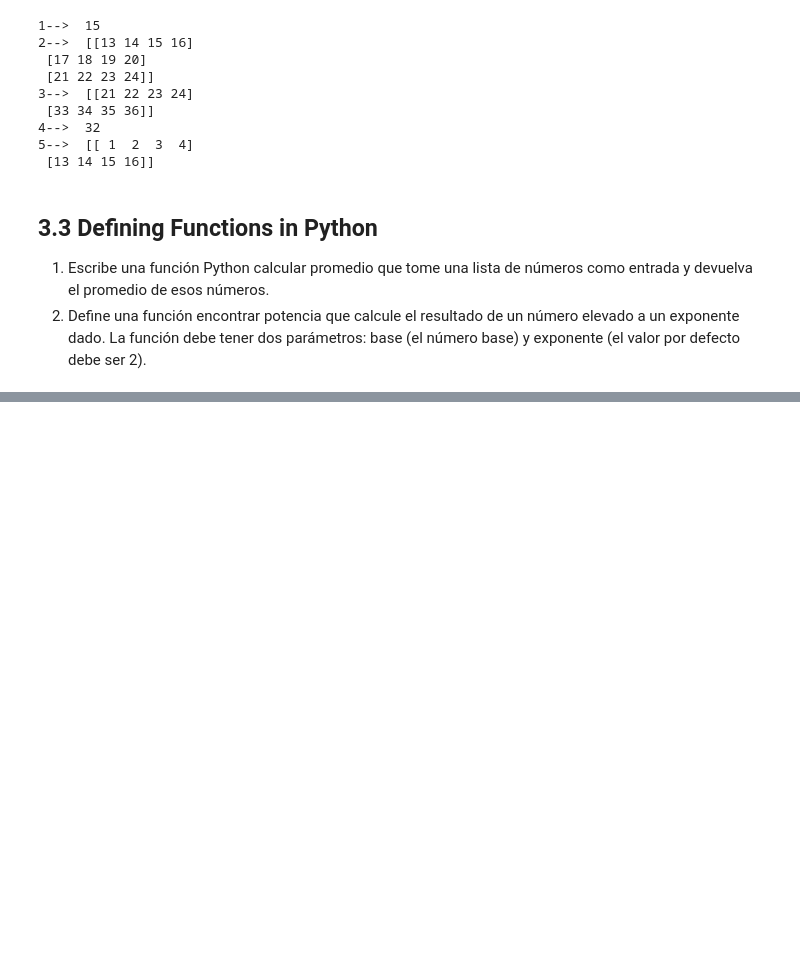
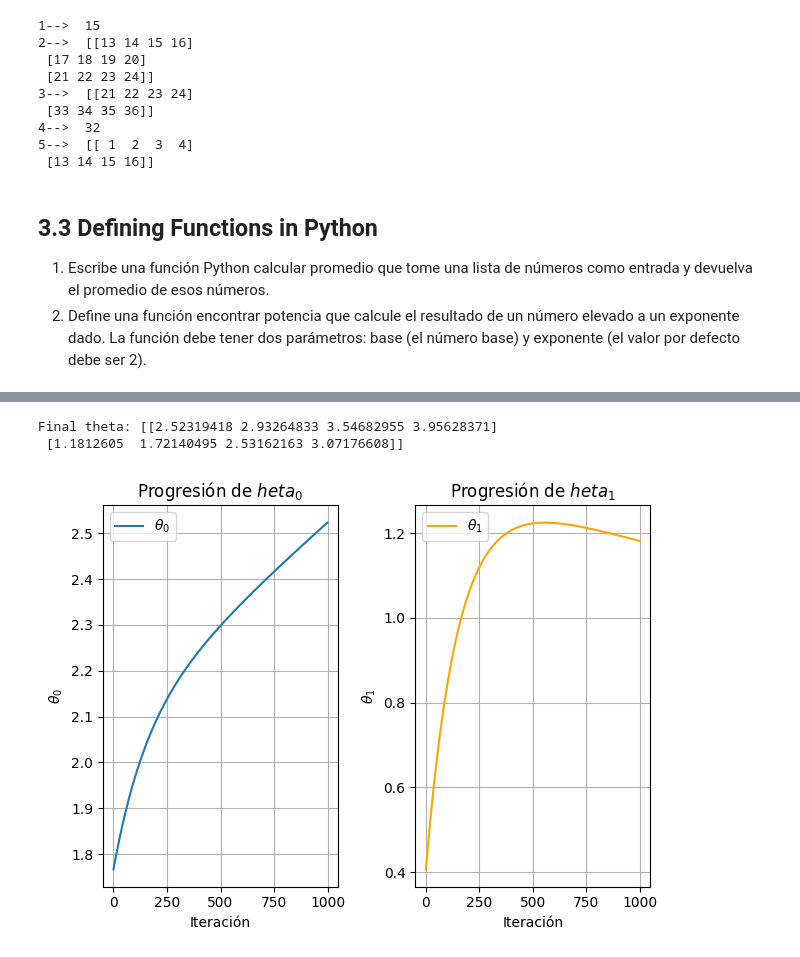
Before and after one commit to undelapaz-rnap-2025I/ejercicios-y-ejemplos-con-numpy-ElWilly9, a Jupyter notebook: rnap_2024_II_exercises_and_examples_numpy.ipynb, the cells around one changed output, grey strips where cells are left out. Saved outputs shown, nothing was run; the diff lists cells and outputs as text; code cells hidden in the pictures; blank space fills up the shorter version.

```diff
--- a/rnap_2024_II_exercises_and_examples_numpy.ipynb
+++ b/rnap_2024_II_exercises_and_examples_numpy.ipynb
@@ -528,0 +558,49 @@ número base) y exponente (el valor por defecto debe ser 2).
+# %%
+# Generate some sample data
+np.random.seed(0)
+X = [1,2,3,4,5]
+y = [6,8,11,13]
+# Nota: y tiene solo 4 elementos, pero X tiene 5. Ajustamos para que coincidan
+# Usaremos solo los primeros 4 elementos de X para que coincidan con y
+X = X[:4]
+# Add bias term to X
+X_b = np.c_[np.ones((len(X))), X]
+# Hyperparameters
+learning_rate = 0.01
+n_iterations = 1000
+# Initialize the parameters
+theta = np.random.randn(2, 1)
+# Listas para almacenar la progresión de theta_0 y theta_1 (para el gráfico)
+theta_0_history = []
+theta_1_history = []
+# Gradient Descent
+for iteration in range(n_iterations):
+    gradients = 2 / 100 * X_b.T.dot(X_b.dot(theta) - y)
+    theta = theta - learning_rate * gradients
+    # Almacenar los valores de theta en cada iteración
+    theta_0_history.append(theta[0, 0])
+    theta_1_history.append(theta[1, 0])
+print("Final theta:", theta)
+
+plt.subplot(1, 2, 1)
+plt.plot(theta_0_history, label=r'$\theta_0$')
+plt.xlabel('Iteración')
+plt.ylabel(r'$\theta_0$')
+plt.title('Progresión de $\theta_0$')
+plt.grid(True)
+plt.legend()
+
+plt.subplot(1, 2, 2)
+plt.plot(theta_1_history, label=r'$\theta_1$', color='orange')
+plt.xlabel('Iteración')
+plt.ylabel(r'$\theta_1$')
+plt.title('Progresión de $\theta_1$')
+plt.grid(True)
+plt.legend()
+
+plt.tight_layout()
+plt.show()
+# %% [output]
+Final theta: [[2.52319418 2.93264833 3.54682955 3.95628371]
+ [1.1812605  1.72140495 2.53162163 3.07176608]]
+[figure, added]
```
Also changed, not shown: parts of 4 cells of this notebook.
